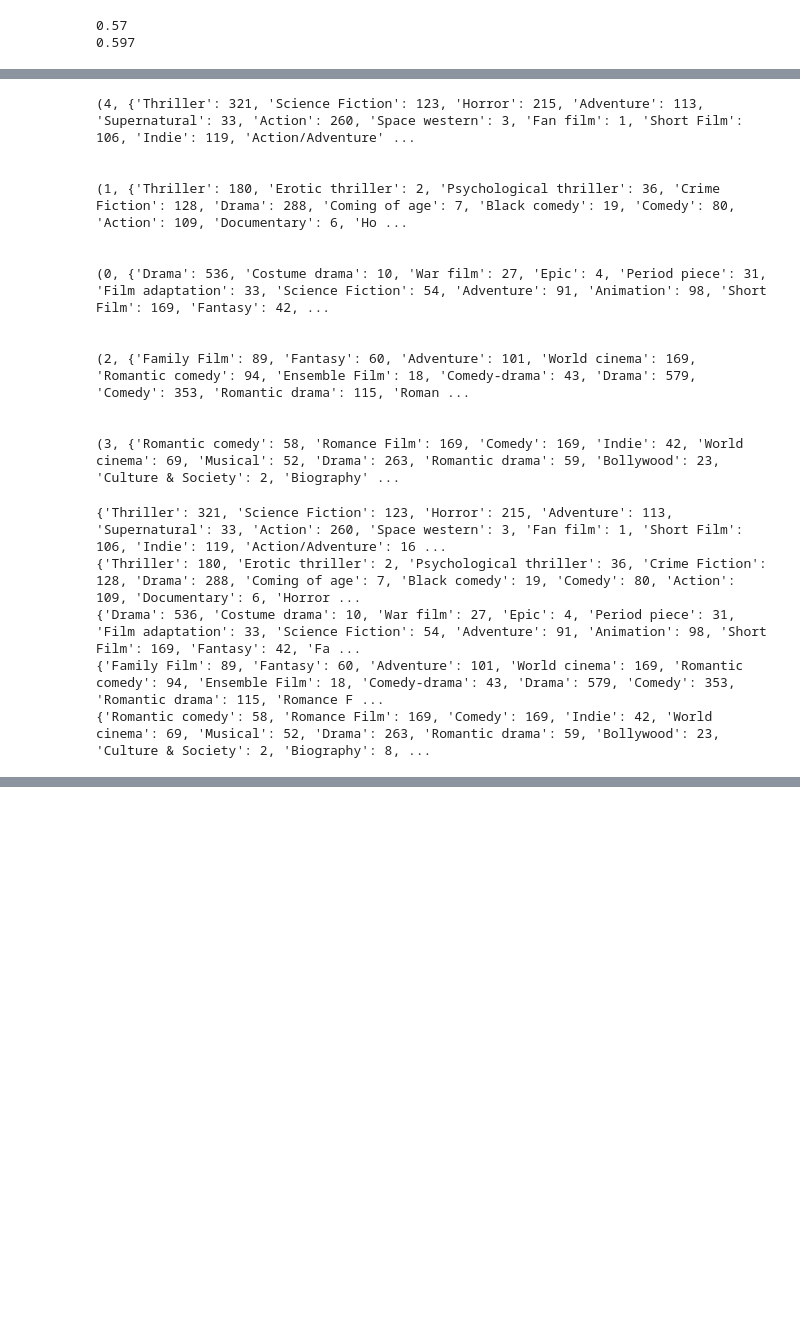
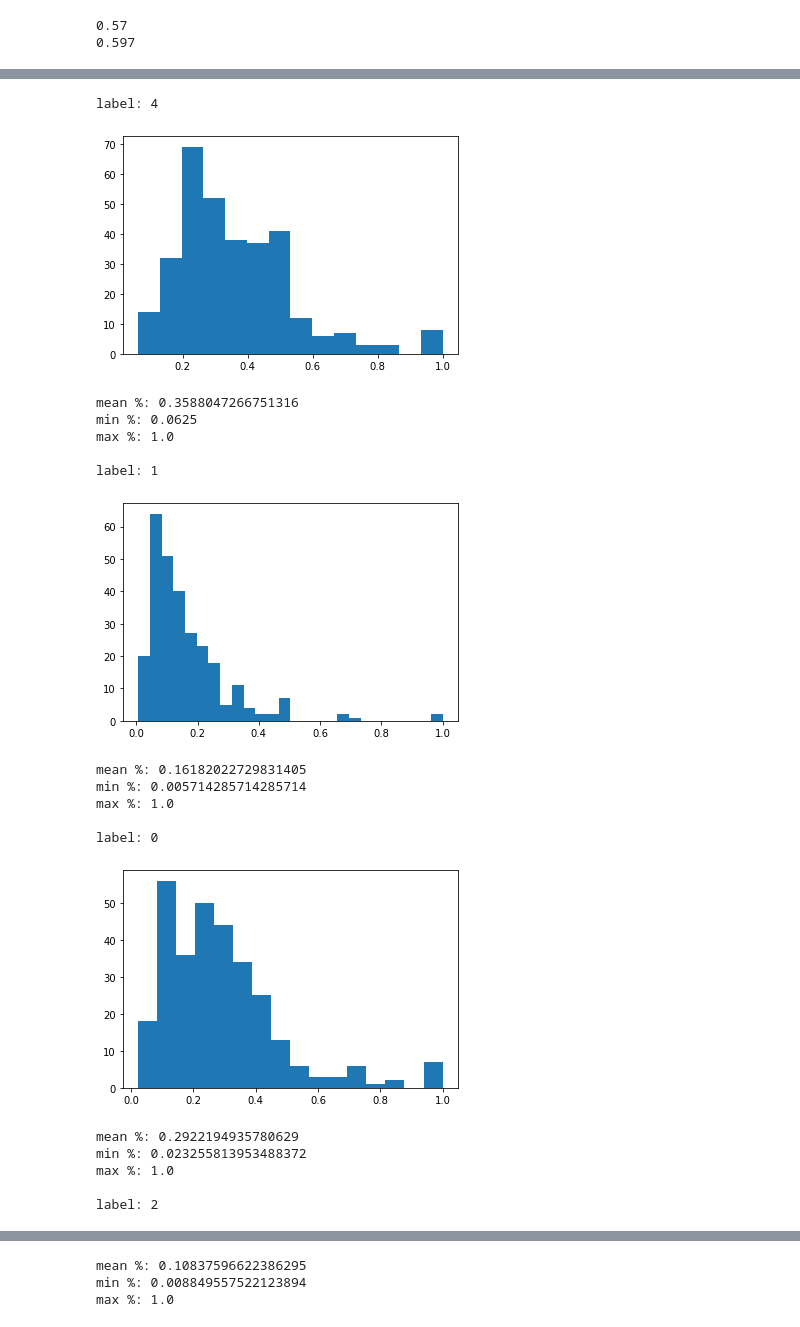
Before and after one commit to katromanyuk/cs4300sp2020-ab2252-blv9-kr485-pmn28-sa2229, a Jupyter notebook: app/irsystem/kmeans.ipynb, the cells around one changed output, grey strips where cells are left out. Cells and saved outputs as stored; diff of their text form; code cells hidden in the pictures; blank space fills up the shorter version.

```diff
--- a/app/irsystem/kmeans.ipynb
+++ b/app/irsystem/kmeans.ipynb
@@ -65,9 +69,3 @@ AttributeError: 'Series' object has no attribute 'strip'
-# %%
-genres = []
-for x in df['Genres']:
-    g = re.findall('\'(.*?)\'', x)
-    genres.append(g)
-df['Genres'] = genres
 # %%
 print(df['Genres'][0])
 type(df['Genres'][0])
@@ -122,32 +110,4 @@ def genre_counts(k):
     dct.update((k,dict(Counter(v))) for k,v in dct.items())
     return dct
 # %%
-genre_counts = genre_counts(5)
+gc5 = genre_counts(5)
-# %%
-for x in genre_counts.items():
-    print(x)
-    print('\n')
-# %% [output]
-(4, {'Thriller': 321, 'Science Fiction': 123, 'Horror': 215, 'Adventure': 113, 'Supernatural': 33, 'Action': 260, 'Space western': 3, 'Fan film': 1, 'Short Film': 106, 'Indie': 119, 'Action/Adventure' ...
-
-
-(1, {'Thriller': 180, 'Erotic thriller': 2, 'Psychological thriller': 36, 'Crime Fiction': 128, 'Drama': 288, 'Coming of age': 7, 'Black comedy': 19, 'Comedy': 80, 'Action': 109, 'Documentary': 6, 'Ho ...
-
-
-(0, {'Drama': 536, 'Costume drama': 10, 'War film': 27, 'Epic': 4, 'Period piece': 31, 'Film adaptation': 33, 'Science Fiction': 54, 'Adventure': 91, 'Animation': 98, 'Short Film': 169, 'Fantasy': 42, ...
-
-
-(2, {'Family Film': 89, 'Fantasy': 60, 'Adventure': 101, 'World cinema': 169, 'Romantic comedy': 94, 'Ensemble Film': 18, 'Comedy-drama': 43, 'Drama': 579, 'Comedy': 353, 'Romantic drama': 115, 'Roman ...
-
-
-(3, {'Romantic comedy': 58, 'Romance Film': 169, 'Comedy': 169, 'Indie': 42, 'World cinema': 69, 'Musical': 52, 'Drama': 263, 'Romantic drama': 59, 'Bollywood': 23, 'Culture & Society': 2, 'Biography' ...
-# %%
-dct = genre_counts
-
-for item in genre_counts.items():
-# %% [output]
-{'Thriller': 321, 'Science Fiction': 123, 'Horror': 215, 'Adventure': 113, 'Supernatural': 33, 'Action': 260, 'Space western': 3, 'Fan film': 1, 'Short Film': 106, 'Indie': 119, 'Action/Adventure': 16 ...
-{'Thriller': 180, 'Erotic thriller': 2, 'Psychological thriller': 36, 'Crime Fiction': 128, 'Drama': 288, 'Coming of age': 7, 'Black comedy': 19, 'Comedy': 80, 'Action': 109, 'Documentary': 6, 'Horror ...
-{'Drama': 536, 'Costume drama': 10, 'War film': 27, 'Epic': 4, 'Period piece': 31, 'Film adaptation': 33, 'Science Fiction': 54, 'Adventure': 91, 'Animation': 98, 'Short Film': 169, 'Fantasy': 42, 'Fa ...
-{'Family Film': 89, 'Fantasy': 60, 'Adventure': 101, 'World cinema': 169, 'Romantic comedy': 94, 'Ensemble Film': 18, 'Comedy-drama': 43, 'Drama': 579, 'Comedy': 353, 'Romantic drama': 115, 'Romance F ...
-{'Romantic comedy': 58, 'Romance Film': 169, 'Comedy': 169, 'Indie': 42, 'World cinema': 69, 'Musical': 52, 'Drama': 263, 'Romantic drama': 59, 'Bollywood': 23, 'Culture & Society': 2, 'Biography': 8, ...
@@ -160,0 +114,37 @@ def genre_percents(dct):
+# %%
+def print_percents(dct):
+    for item in dct.items():
+        print('label: '+str(item[0]))
+        percents = []
+        for genre,cnt in item[1].items():
+            percents.append(cnt/total[genre])
+
+        _ = plt.hist(percents, bins='auto')
+        plt.show()
+        np.histogram(percents)
+        print('mean %: '+str(np.mean(percents)))
+        print('min %: '+str(np.min(percents)))
+        print('max %: '+str(np.max(percents)))
+        print('')
+# %%
+print_percents(gc5)
+# %% [output]
+label: 4
+[figure, added]
+mean %: 0.3588047266751316
+min %: 0.0625
+max %: 1.0
+
+label: 1
+[figure, added]
+mean %: 0.16182022729831405
+min %: 0.005714285714285714
+max %: 1.0
+
+label: 0
+[figure, added]
+mean %: 0.2922194935780629
+min %: 0.023255813953488372
+max %: 1.0
+
+label: 2
@@ -160,0 +158,3 @@ def genre_percents(dct):
+mean %: 0.10837596622386295
+min %: 0.008849557522123894
+max %: 1.0
```
Also changed, not shown: parts of 16 cells of this notebook, 1 other file.
